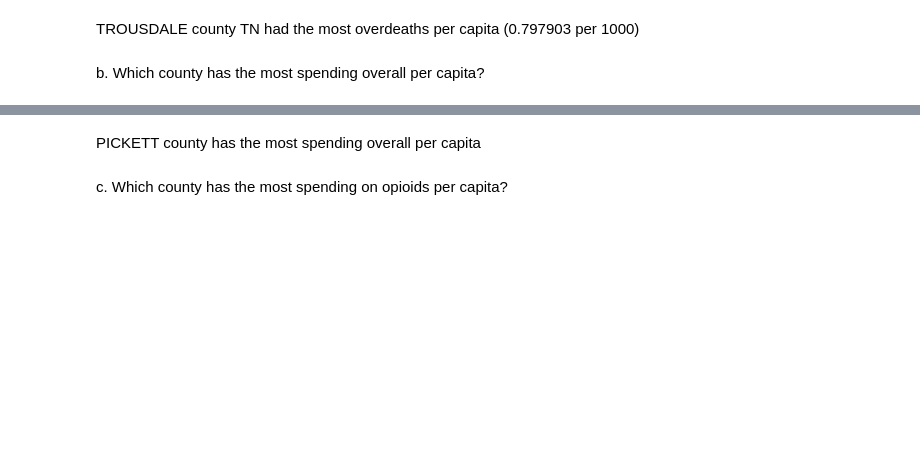
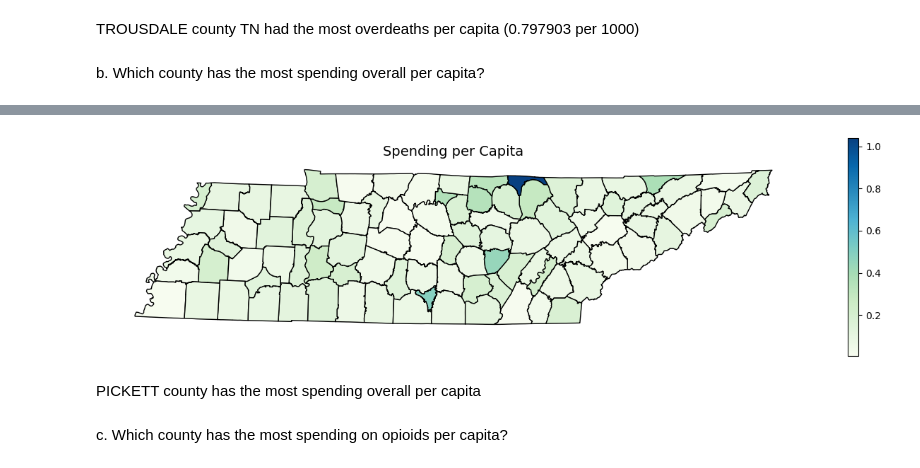
Before and after one commit to Luna-Agora/prescription-drugs-python-otto, a Jupyter notebook: otto project.ipynb, the cells around one changed output, grey strips where cells are left out. Cells and saved outputs as stored; diff of their text form; code cells hidden in the pictures; blank space fills up the shorter version.

```diff
--- a/otto project.ipynb
+++ b/otto project.ipynb
@@ -229,4 +345,4 @@ counties
 # %%
 counties2 = pd.merge(left = counties, right = spend,
-                    left_on = 'NAME', right_on = 'county')
+                    left_on = 'KEY', right_on = 'fipscounty')
 counties2.head()
@@ -233,12 +356,14 @@ counties2.head()
 # %%
 fig, ax = plt.subplots(figsize=(16,4))
 counties2.plot(column = 'spend_per_capita',
               cmap = 'GnBu',
               edgecolor = 'black',
               legend = True,
               ax = ax)
-plt.title('spending per capita', fontsize = 14)
+plt.title('Spending per Capita', fontsize = 14)
 ax.axis('off');
+# %% [output]
+[figure, added]
 # %% [markdown]
 PICKETT county has the most spending overall per capita
 # %% [markdown]
```
Also changed, not shown: parts of 21 cells of this notebook, 1 other file.
